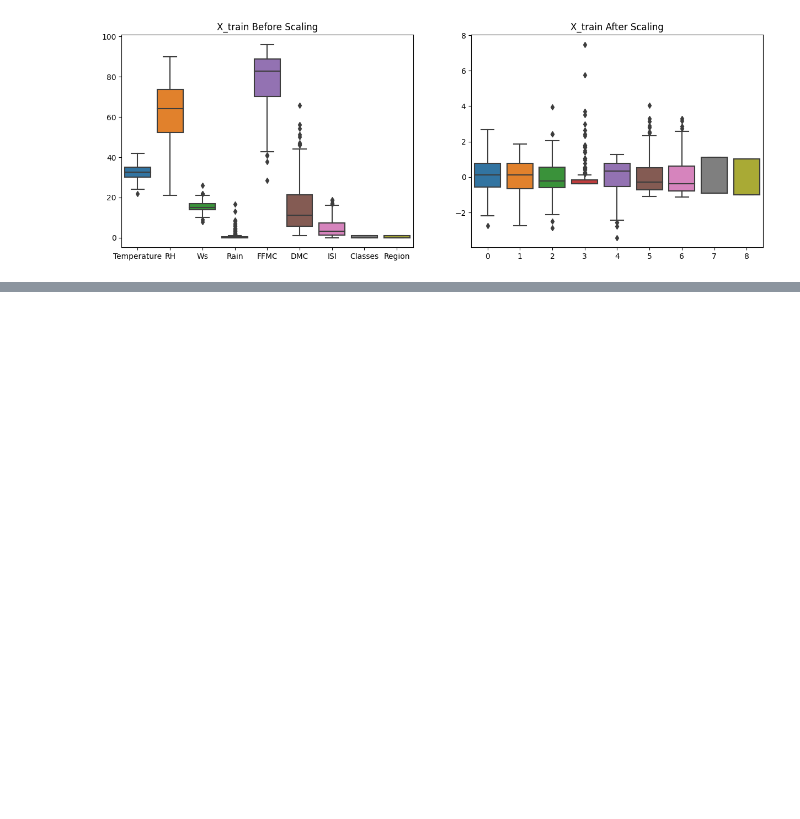
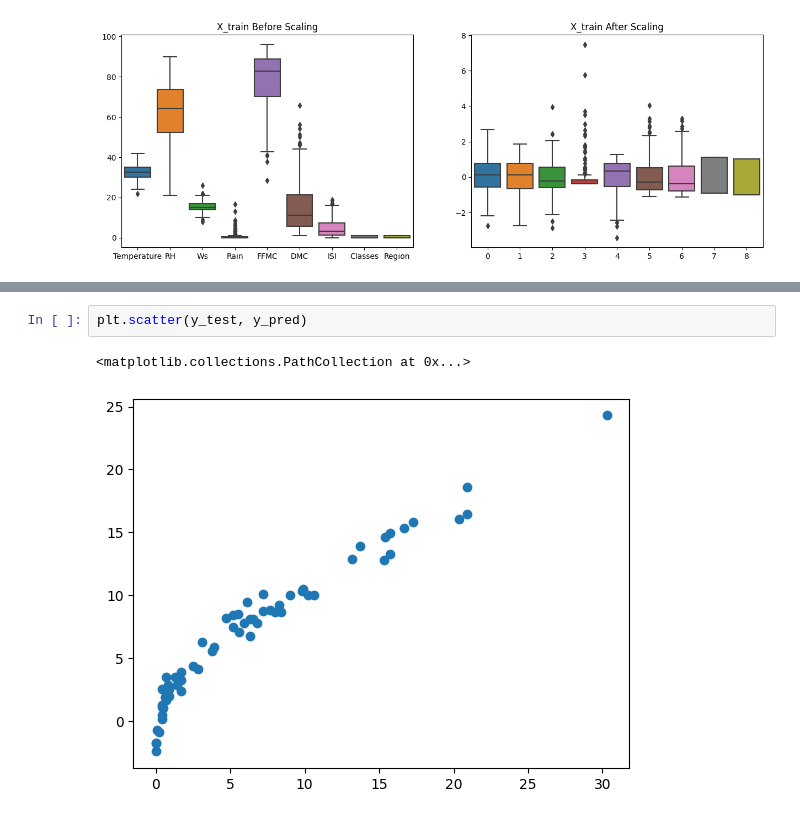
Before and after one commit to sainaakash/Data-Engineering-on-Algerian-Forest-Fire-Dataset, a Jupyter notebook: Model Training on Cleaned Dataset.ipynb, the cells around one changed output, grey strips where cells are left out. Cells and saved outputs as stored; diff of their text form; blank space fills up the shorter version.

```diff
--- a/Model Training on Cleaned Dataset.ipynb
+++ b/Model Training on Cleaned Dataset.ipynb
@@ -189,0 +271,5 @@ Text(0.5, 1.0, 'X_train After Scaling')
+# %%
+plt.scatter(y_test, y_pred)
+# %% [output]
+<matplotlib.collections.PathCollection at 0x...>
+[figure, added]
```
Also changed, not shown: parts of 13 cells of this notebook.
